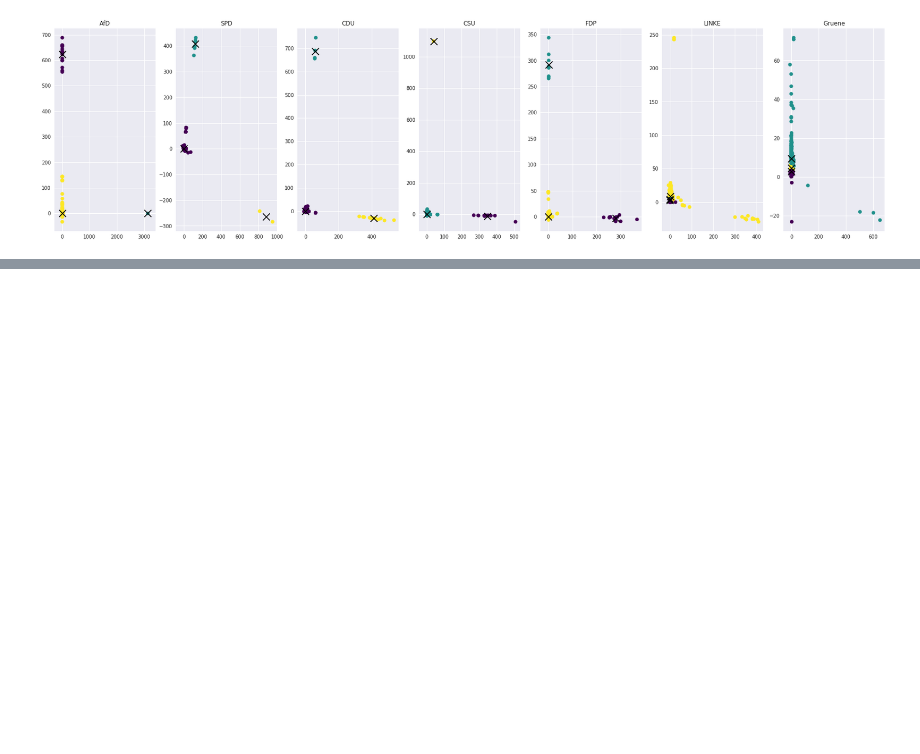
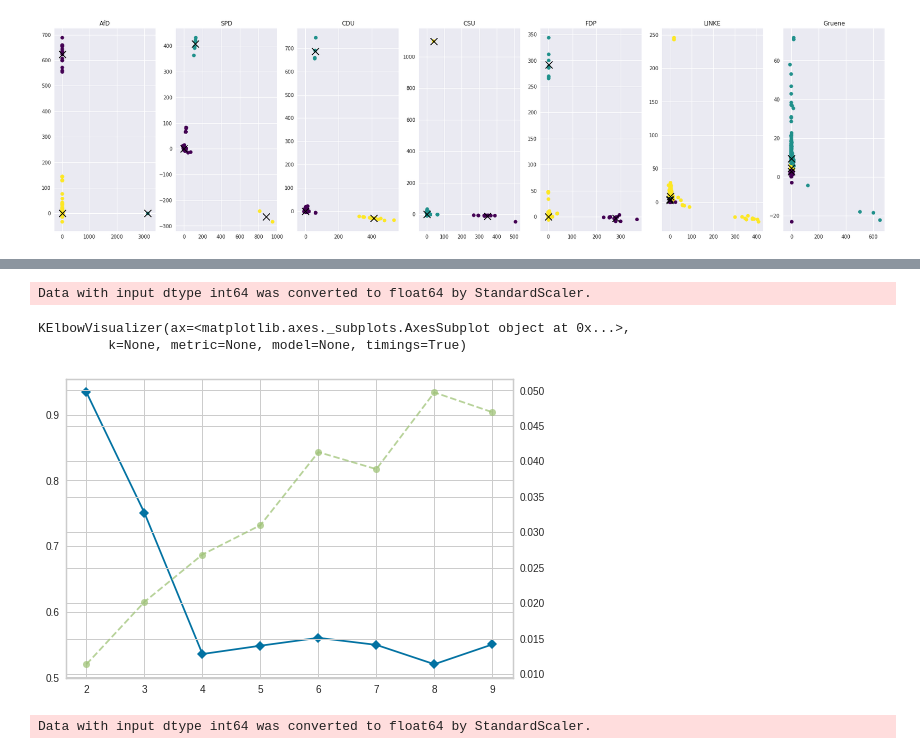
Before and after one commit to FranziSchmitt/Twitter_sentimentanalysis, a Jupyter notebook: Scripts/text_preprocessing.ipynb, the cells around one changed output, grey strips where cells are left out. Saved outputs shown, nothing was run; the diff lists cells and outputs as text; code cells hidden in the pictures; blank space fills up the shorter version.

Commit message:
more clustering mainly

```diff
--- a/Scripts/text_preprocessing.ipynb
+++ b/Scripts/text_preprocessing.ipynb
@@ -196,8 +182,9 @@ Data with input dtype int64 was converted to float64 by StandardScaler.
 Data with input dtype int64 was converted to float64 by StandardScaler.
 # %%
 f, axarr = plt.subplots(1, 7, figsize=(30, 7.5))
+parties_short = ['AfD', 'SPD', 'CDU', 'CSU', 'FDP', 'LINKE', 'Gruene']
 
-for i, party in enumerate(parties):
+for i, party in enumerate(parties_short):
     ax = axarr[i]
 
     ax.scatter(X[party][:, 0], X[party][:, 1], c=y_km[party], s=50, cmap='viridis')
@@ -211,0 +201,17 @@ for i, party in enumerate(parties):
+# %%
+def collapse_dfs(df_dict):
+    """
+    Fun"""
+    parties = ['AfD', 'SPD', 'CDU', 'CSU', 'FDP', 'LINKE', 'Gruene', 'Grüne', 'spdde']
+    all_data = pd.DataFrame()
+
+    for party in parties:
+        df = data[party]
+        all_data = all_data.append(df)
+
+    all_data = all_data.drop_duplicates().drop("created_at", axis=1)
+
+    return all_data
+# %%
+all_data = collapse_dfs(data)
+print(all_data.shape)
@@ -211,0 +225,26 @@ for i, party in enumerate(parties):
+# %%
+def text_preprocessing(df):
+
+    """prepare text for the ElbowVisualizer """
+    X2 = {}
+
+    text = (df.loc[:, 'full_text']).tolist()
+
+    X2 = preprocessing_pipe.fit_transform(text)
+
+    return X2
+# %%
+"""Use the elbow visualizer to find the optimal number of clusters for KMeans"""
+
+from yellowbrick.cluster import KElbowVisualizer
+
+X3 = text_preprocessing(all_data)
+X3_short = X3[:1000] # take only the first 1000 > ran out of memory using all data
+
+visualizer = KElbowVisualizer(KMeans(), metric='silhouette', k=[2, 10])
+visualizer.fit(X3_short)
+# %% [output]
+Data with input dtype int64 was converted to float64 by StandardScaler.
+KElbowVisualizer(ax=<matplotlib.axes._subplots.AxesSubplot object at 0x...>,
+         k=None, metric=None, model=None, timings=True)
+[figure, added]
@@ -211,0 +280,4 @@ for i, party in enumerate(parties):
+# %%
+X2, y_km2, centers2 = second_clustering(all_data)
+# %% [output]
+Data with input dtype int64 was converted to float64 by StandardScaler.
```
Also changed, not shown: parts of 21 cells of this notebook.
